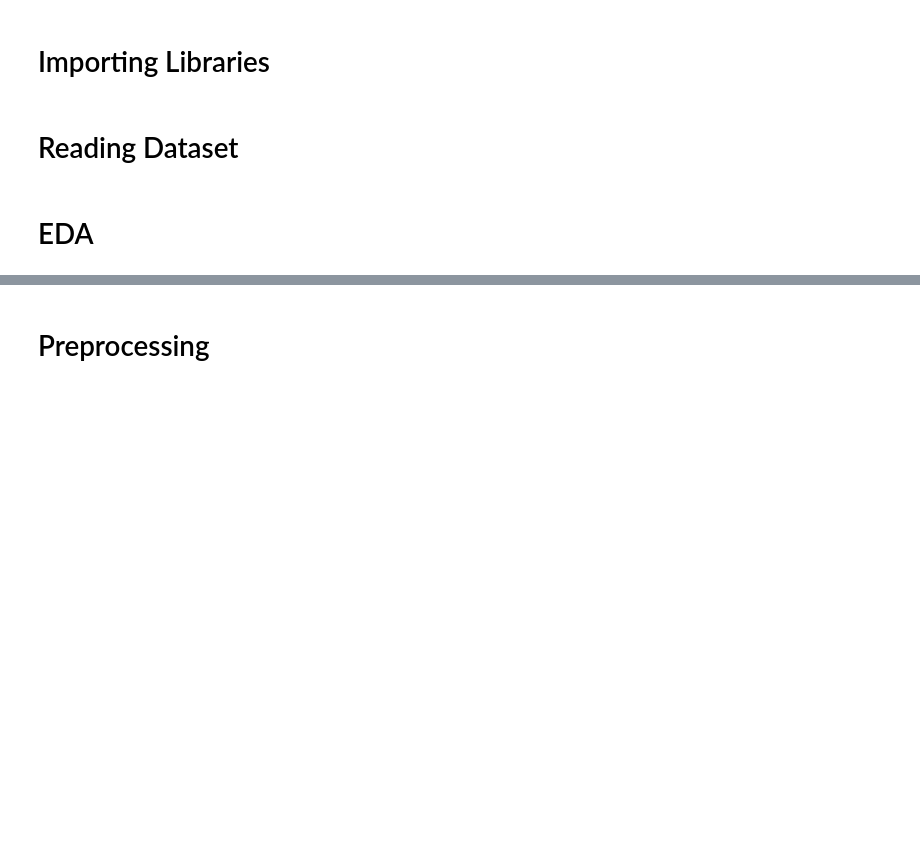
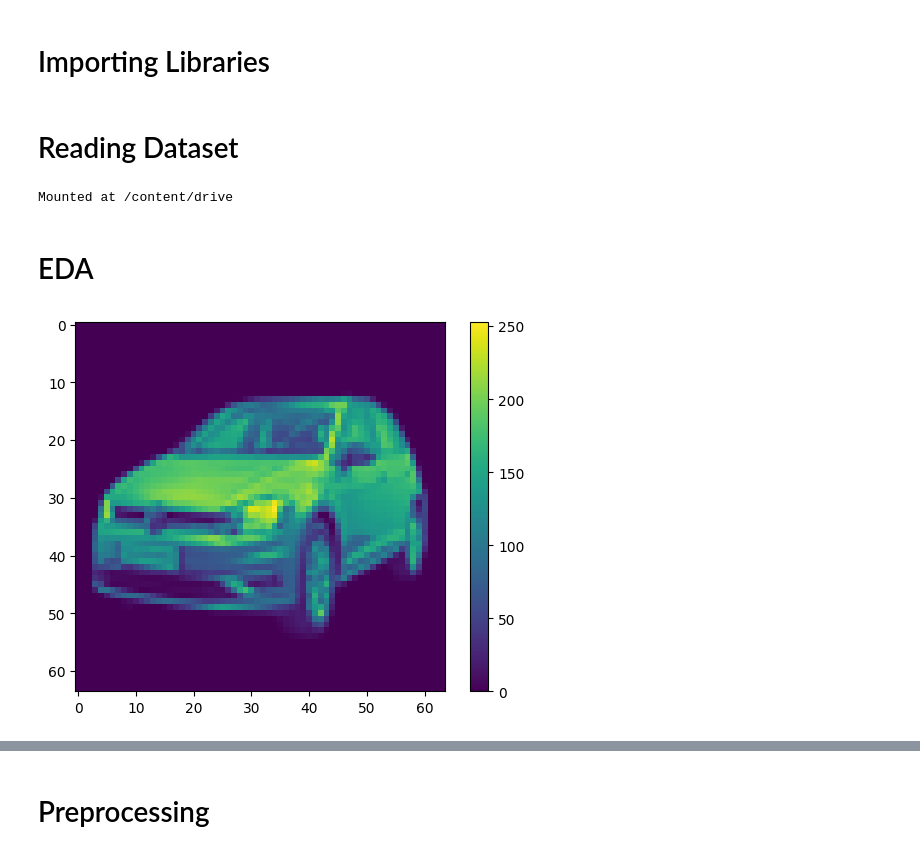
Before and after one commit to Aravindr017/CNN_Car-classification, a Jupyter notebook: Model/Car_Classification_Model.ipynb, the cells around one changed output, grey strips where cells are left out. Cells and saved outputs as stored; diff of their text form; code cells hidden in the pictures; blank space fills up the shorter version.

```diff
--- a/Model/Car_Classification_Model.ipynb
+++ b/Model/Car_Classification_Model.ipynb
@@ -5,2 +23,7 @@
 # %% [markdown]
 # Reading Dataset
+# %%
+from google.colab import drive
+drive.mount('/content/drive')
+# %% [output]
+Mounted at /content/drive
@@ -7,2 +33,48 @@
 # %% [markdown]
 # EDA
+# %%
+img_size = 64
+data = []
+labels = []
+
+# Iterate over each category
+for category in categories:
+    category_dir = os.path.join(directory, category)
+
+    # Iterate over each file in the category directory
+    for filename in os.listdir(category_dir):
+        # Check if the file is an image (you might want to add more sophisticated checks)
+        if filename.endswith(".jpg") or filename.endswith(".png"):
+            # Load image with error handling
+            try:
+                image_path = os.path.join(category_dir, filename)
+                image = Image.open(image_path)
+
+                # Resize image and convert to grayscale
+                image = image.resize((img_size, img_size)).convert('L')
+
+                # Convert image to numpy array
+                image_array = np.array(image)
+
+                # Append the image array to the data list
+                data.append(image_array)
+
+                # Append the label corresponding to the category
+                labels.append(categories.index(category))  # Use index as label (assuming categories are ordered)
+            except Exception as e:
+                print(f"Error loading image {filename}: {e}")
+
+# Convert data and labels to numpy arrays
+data = np.array(data)
+labels = np.array(labels)
+
+# Reshape data to have a single channel for grayscale images (if needed)
+data = data.reshape(-1, img_size, img_size, 1)
+# %%
+plt.figure()
+plt.imshow(data[0])
+plt.colorbar()
+plt.grid(False)
+plt.show()
+# %% [output]
+[figure, added]
```
Also changed, not shown: parts of 43 cells of this notebook.
